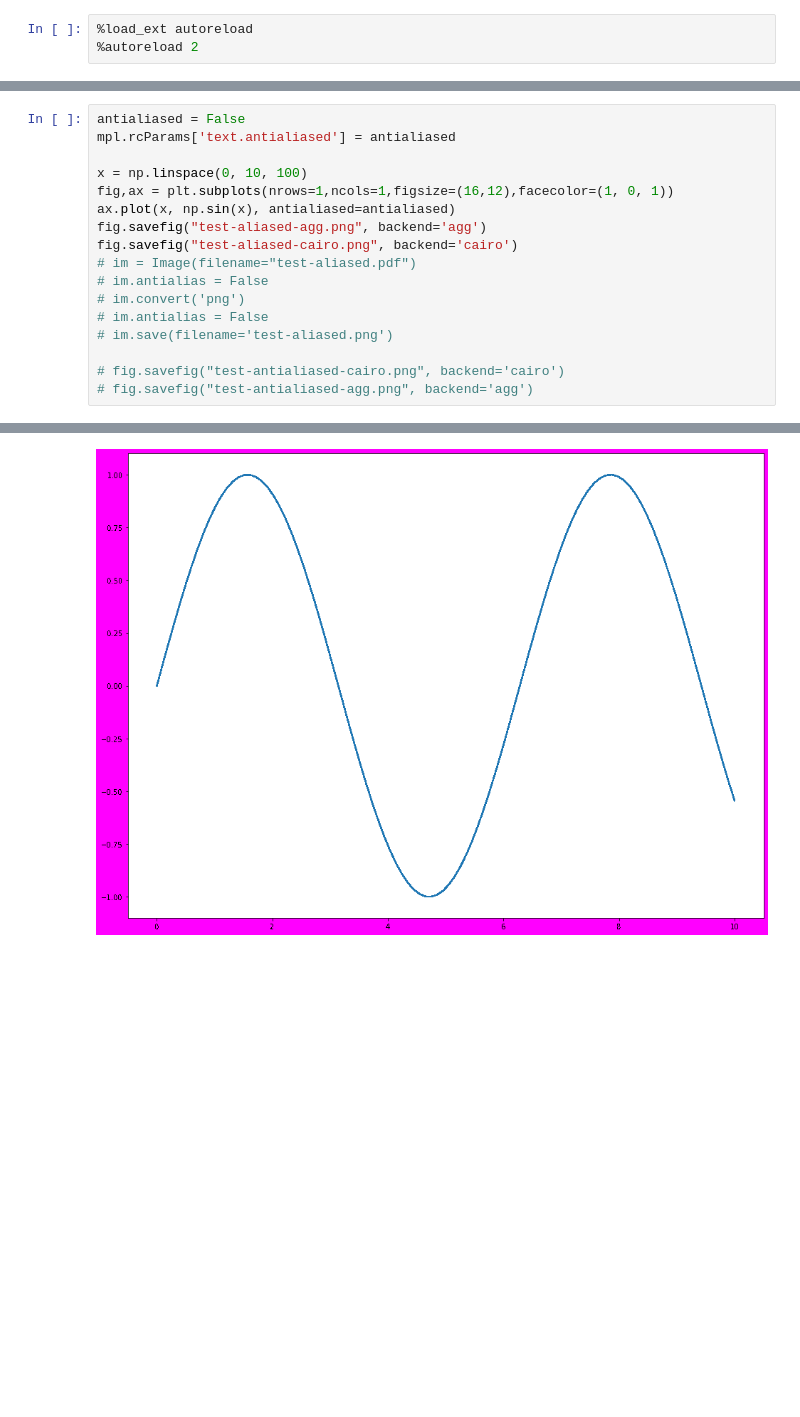
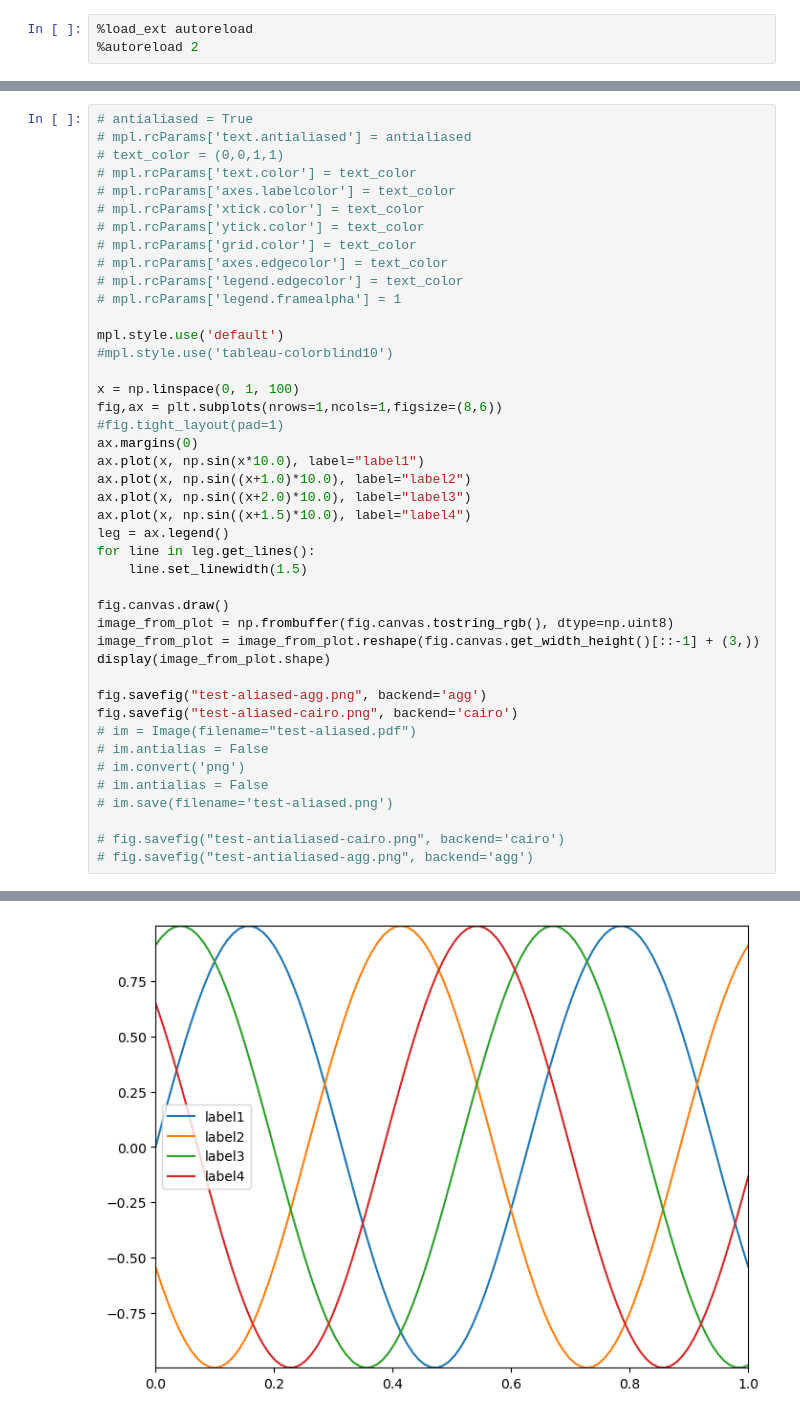
Before and after one commit to DaltonLens/DaltonLens-Research, a Jupyter notebook: charts/notebooks/generate_mpl.ipynb, the cells around one changed output, grey strips where cells are left out. Cells and saved outputs as stored; diff of their text form; blank space fills up the shorter version.

```diff
--- a/charts/notebooks/generate_mpl.ipynb
+++ b/charts/notebooks/generate_mpl.ipynb
@@ -9,10 +32,36 @@ from wand.image import Image
 # %%
-antialiased = False
-mpl.rcParams['text.antialiased'] = antialiased
+# antialiased = True
+# mpl.rcParams['text.antialiased'] = antialiased
+# text_color = (0,0,1,1)
+# mpl.rcParams['text.color'] = text_color
+# mpl.rcParams['axes.labelcolor'] = text_color
+# mpl.rcParams['xtick.color'] = text_color
+# mpl.rcParams['ytick.color'] = text_color
+# mpl.rcParams['grid.color'] = text_color
+# mpl.rcParams['axes.edgecolor'] = text_color
+# mpl.rcParams['legend.edgecolor'] = text_color
+# mpl.rcParams['legend.framealpha'] = 1
 
-x = np.linspace(0, 10, 100)
-fig,ax = plt.subplots(nrows=1,ncols=1,figsize=(16,12),facecolor=(1, 0, 1))
-ax.plot(x, np.sin(x), antialiased=antialiased)
+mpl.style.use('default')
+#mpl.style.use('tableau-colorblind10')
+
+x = np.linspace(0, 1, 100)
+fig,ax = plt.subplots(nrows=1,ncols=1,figsize=(8,6))
+#fig.tight_layout(pad=1)
+ax.margins(0)
+ax.plot(x, np.sin(x*10.0), label="label1")
+ax.plot(x, np.sin((x+1.0)*10.0), label="label2")
+ax.plot(x, np.sin((x+2.0)*10.0), label="label3")
+ax.plot(x, np.sin((x+1.5)*10.0), label="label4")
+leg = ax.legend()
+for line in leg.get_lines():
+    line.set_linewidth(1.5)
+
+fig.canvas.draw()
+image_from_plot = np.frombuffer(fig.canvas.tostring_rgb(), dtype=np.uint8)
+image_from_plot = image_from_plot.reshape(fig.canvas.get_width_height()[::-1] + (3,))
+display(image_from_plot.shape)
+
 fig.savefig("test-aliased-agg.png", backend='agg')
 fig.savefig("test-aliased-cairo.png", backend='cairo')
 # im = Image(filename="test-aliased.pdf")
@@ -42 +77 @@ Setting text antialias to SUBPIXEL
-[figure, old version]
+[figure, new version]
```
Also changed, not shown: parts of 5 cells of this notebook, 2 other files.
